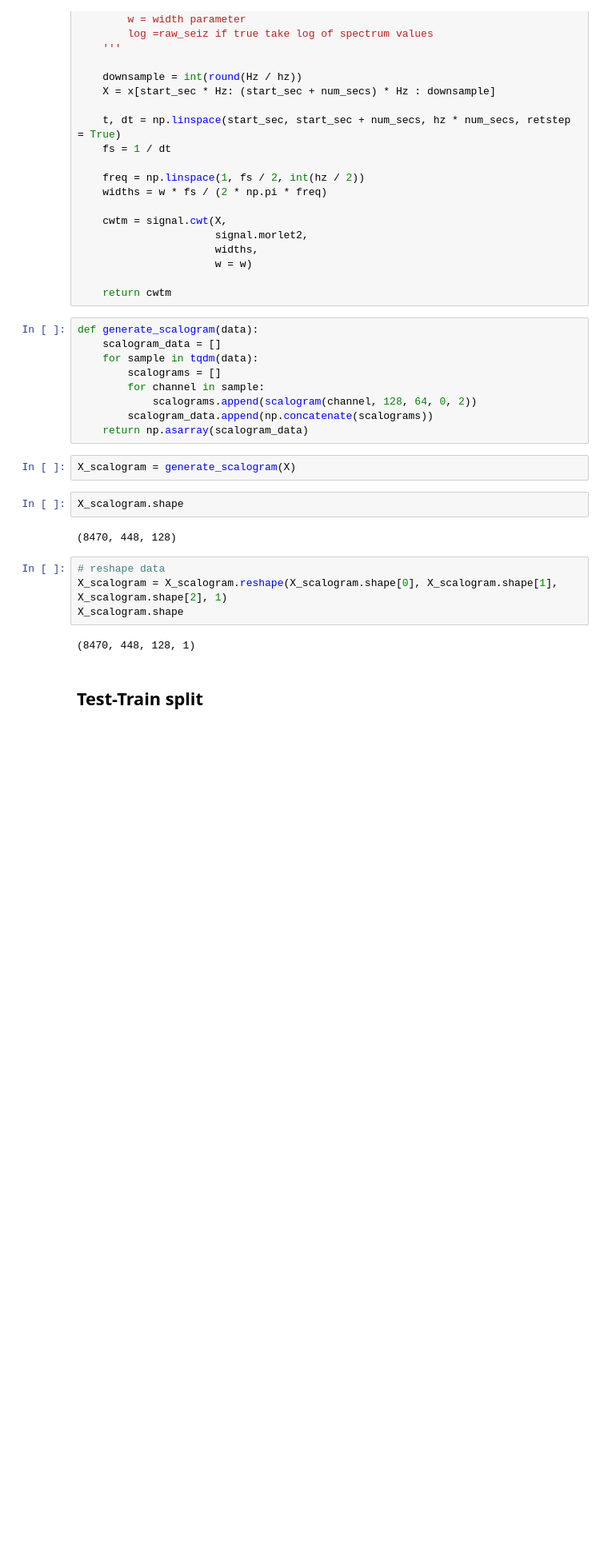
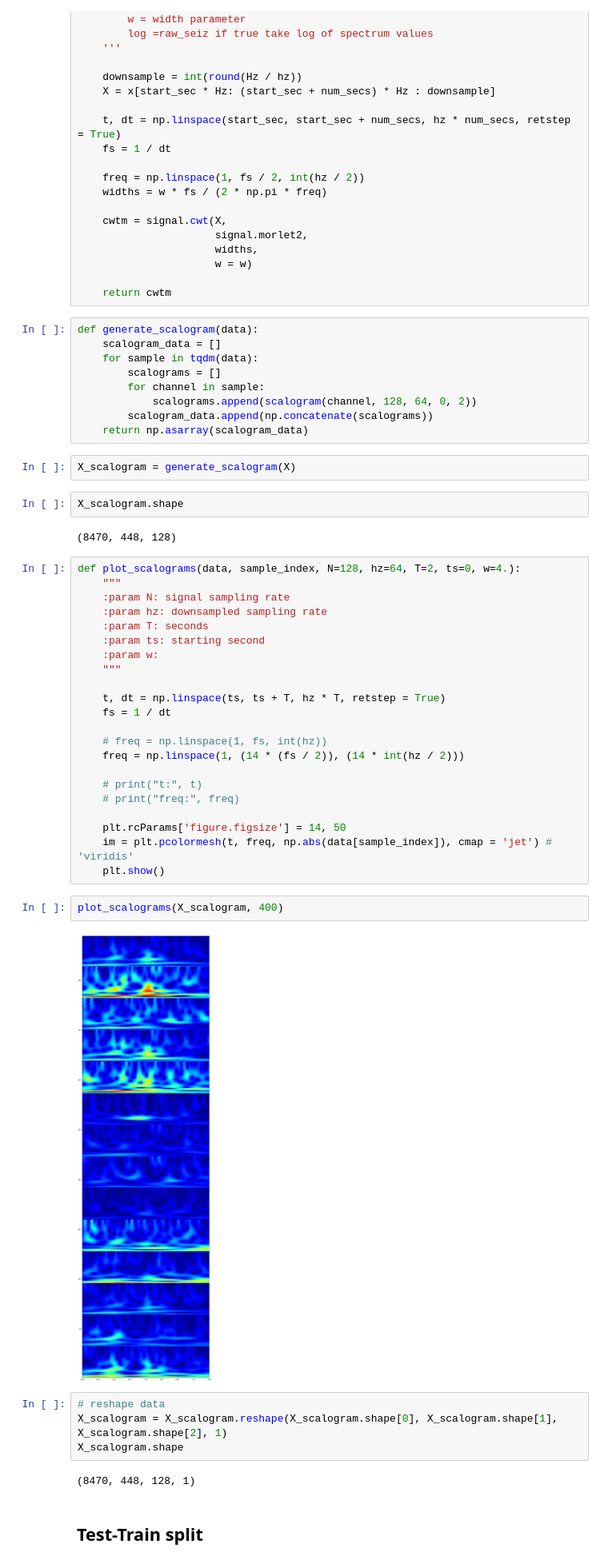
Before and after one commit to Koda98/CSE247-project, a Jupyter notebook: Spec_CNN.ipynb, the cells around one changed output. Shown at 80% size. Saved outputs shown, nothing was run; the diff lists cells and outputs as text; blank space fills up the shorter version.

```diff
--- a/Spec_CNN.ipynb
+++ b/Spec_CNN.ipynb
@@ -84,6 +81,32 @@ X_scalogram = generate_scalogram(X)
 X_scalogram.shape
 # %% [output]
 (8470, 448, 128)
+# %%
+def plot_scalograms(data, sample_index, N=128, hz=64, T=2, ts=0, w=4.):
+    """
+    :param N: signal sampling rate
+    :param hz: downsampled sampling rate
+    :param T: seconds
+    :param ts: starting second
+    :param w:
+    """
+
+    t, dt = np.linspace(ts, ts + T, hz * T, retstep = True)
+    fs = 1 / dt
+
+    # freq = np.linspace(1, fs, int(hz))
+    freq = np.linspace(1, (14 * (fs / 2)), (14 * int(hz / 2)))
+
+    # print("t:", t)
+    # print("freq:", freq)
+
+    plt.rcParams['figure.figsize'] = 14, 50
+    im = plt.pcolormesh(t, freq, np.abs(data[sample_index]), cmap = 'jet') # 'viridis'
+    plt.show()
+# %%
+plot_scalograms(X_scalogram, 400)
+# %% [output]
+[figure, added]
 # %%
 # reshape data
 X_scalogram = X_scalogram.reshape(X_scalogram.shape[0], X_scalogram.shape[1], X_scalogram.shape[2], 1)
```
Also changed, not shown: parts of 5 cells of this notebook, 2 other files.
